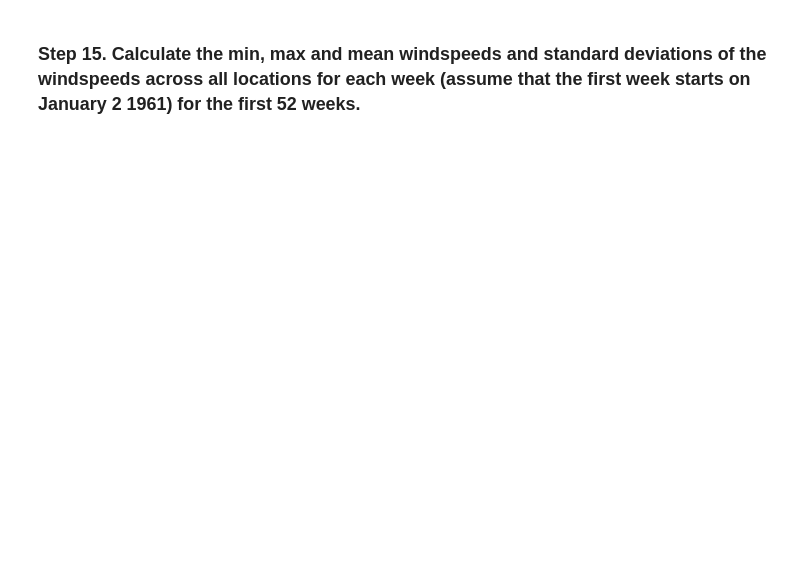
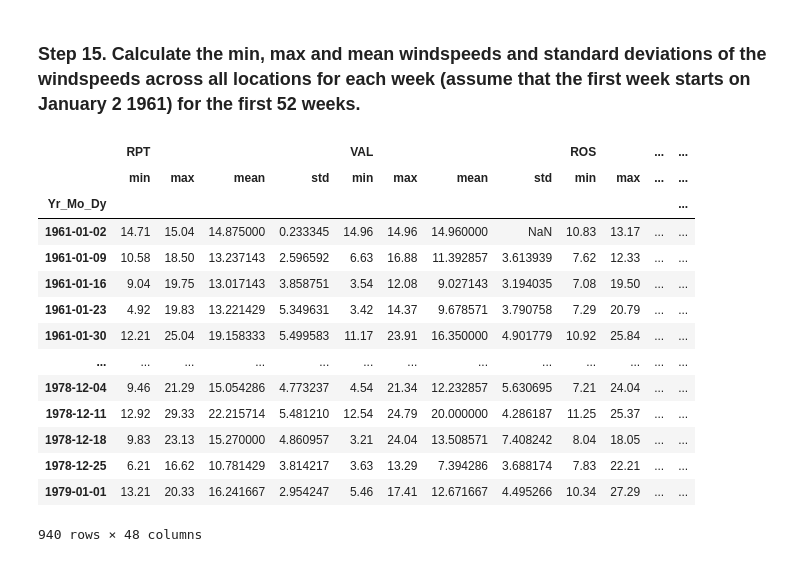
Before and after one commit to MinghongGao/pandas_exercises, a Jupyter notebook: 06_Stats/Wind_Stats/Exercises.ipynb, the cells around one changed output. Saved outputs shown, nothing was run; the diff lists cells and outputs as text; code cells hidden in the pictures; blank space fills up the shorter version.

```diff
--- a/06_Stats/Wind_Stats/Exercises.ipynb
+++ b/06_Stats/Wind_Stats/Exercises.ipynb
@@ -194,2 +267,20 @@ day_stats
 # %% [markdown]
 ### Step 15. Calculate the min, max and mean windspeeds and standard deviations of the windspeeds across all locations for each week (assume that the first week starts on January 2 1961) for the first 52 weeks.
+# %%
+data.resample("W-MON").agg(["min", "max", "mean", "std"])
+# %% [output]
+|  | RPT |  |  |  | VAL |  |  |  | ROS |  | ... | ... |
+|  | min | max | mean | std | min | max | mean | std | min | max | ... | ... |
+| Yr_Mo_Dy |  |  |  |  |  |  |  |  |  |  |  | ... |
+| 1961-01-02 | 14.71 | 15.04 | 14.875000 | 0.233345 | 14.96 | 14.96 | 14.960000 | NaN | 10.83 | 13.17 | ... | ... |
+| 1961-01-09 | 10.58 | 18.50 | 13.237143 | 2.596592 | 6.63 | 16.88 | 11.392857 | 3.613939 | 7.62 | 12.33 | ... | ... |
+| 1961-01-16 | 9.04 | 19.75 | 13.017143 | 3.858751 | 3.54 | 12.08 | 9.027143 | 3.194035 | 7.08 | 19.50 | ... | ... |
+| 1961-01-23 | 4.92 | 19.83 | 13.221429 | 5.349631 | 3.42 | 14.37 | 9.678571 | 3.790758 | 7.29 | 20.79 | ... | ... |
+| 1961-01-30 | 12.21 | 25.04 | 19.158333 | 5.499583 | 11.17 | 23.91 | 16.350000 | 4.901779 | 10.92 | 25.84 | ... | ... |
+| ... | ... | ... | ... | ... | ... | ... | ... | ... | ... | ... | ... | ... |
+| 1978-12-04 | 9.46 | 21.29 | 15.054286 | 4.773237 | 4.54 | 21.34 | 12.232857 | 5.630695 | 7.21 | 24.04 | ... | ... |
+| 1978-12-11 | 12.92 | 29.33 | 22.215714 | 5.481210 | 12.54 | 24.79 | 20.000000 | 4.286187 | 11.25 | 25.37 | ... | ... |
+| 1978-12-18 | 9.83 | 23.13 | 15.270000 | 4.860957 | 3.21 | 24.04 | 13.508571 | 7.408242 | 8.04 | 18.05 | ... | ... |
+| 1978-12-25 | 6.21 | 16.62 | 10.781429 | 3.814217 | 3.63 | 13.29 | 7.394286 | 3.688174 | 7.83 | 22.21 | ... | ... |
+| 1979-01-01 | 13.21 | 20.33 | 16.241667 | 2.954247 | 5.46 | 17.41 | 12.671667 | 4.495266 | 10.34 | 27.29 | ... | ... |
+940 rows × 48 columns
```
Also changed, not shown: parts of 5 cells of this notebook.
